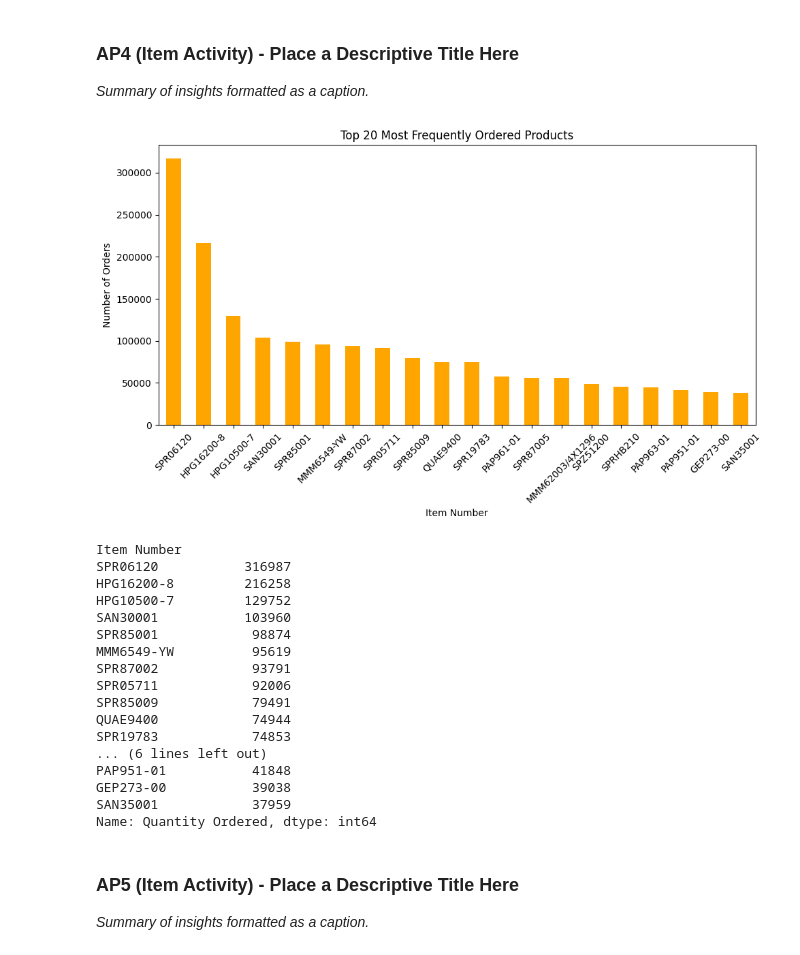
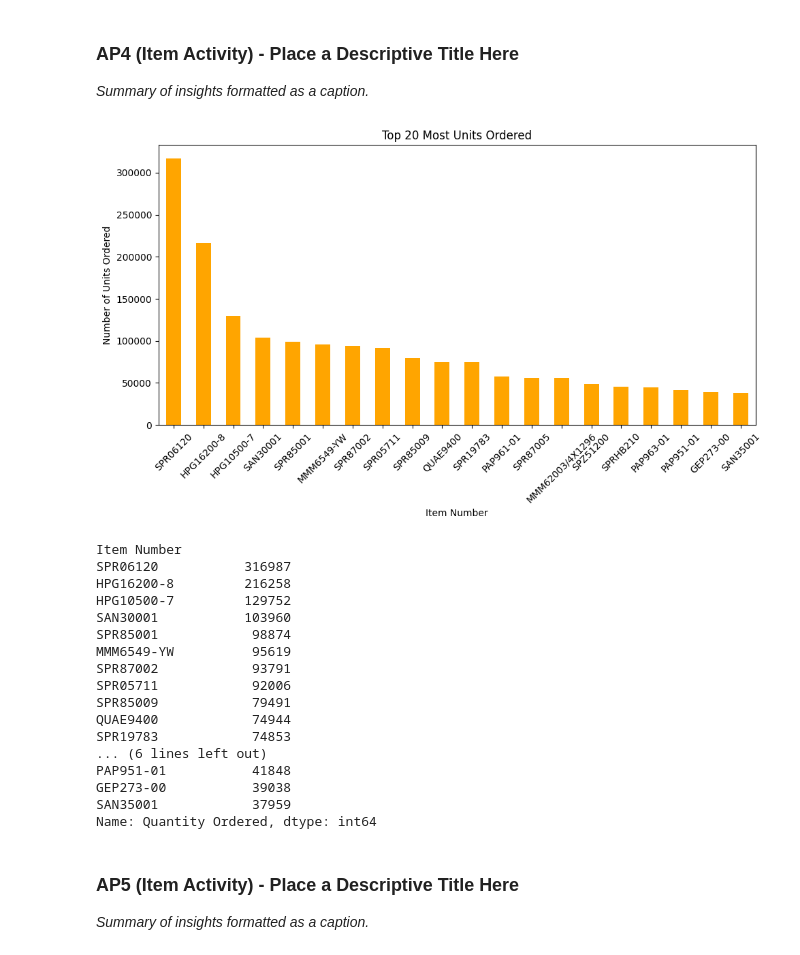
Before and after one commit to TSNijhuis/WarehousingAS1, a Jupyter notebook: wh-as_activity-profiling-template.ipynb, the cells around one changed output. Saved outputs shown, nothing was run; the diff lists cells and outputs as text; code cells hidden in the pictures.

```diff
--- a/wh-as_activity-profiling-template.ipynb
+++ b/wh-as_activity-profiling-template.ipynb
@@ -241,30 +241,30 @@ Name: ordqty, dtype: float64
 # %%
 import pandas as pd
 import matplotlib.pyplot as plt
 
 # Load data
 item_quantity = (
     pd.read_csv(folder / 'ITEMDATAV2.txt', sep="\t").groupby('Item Number')['Quantity Ordered'].sum().sort_values(ascending=False)
 )
 
 # Select top N products (e.g., top 20)
 top_n = 20
 top_items = item_quantity.head(top_n)
 
 # Plot
 fig, ax = plt.subplots(figsize=(10, 6))
 top_items.plot(kind="bar", ax=ax, color="orange")
-ax.set_ylabel("Number of Orders")
+ax.set_ylabel("Number of Units Ordered")
 ax.set_xlabel("Item Number")
-ax.set_title(f"Top {top_n} Most Frequently Ordered Products")
+ax.set_title(f"Top {top_n} Most Units Ordered")
 ax.tick_params(axis="x", labelrotation=45)
 
 plt.tight_layout()
 plt.show()
 
 print(top_items)
 # %% [output]
-[figure, old version]
+[figure, new version]
 Item Number
 SPR06120           316987
 HPG16200-8         216258
```
Also changed, not shown: parts of 7 cells of this notebook.
